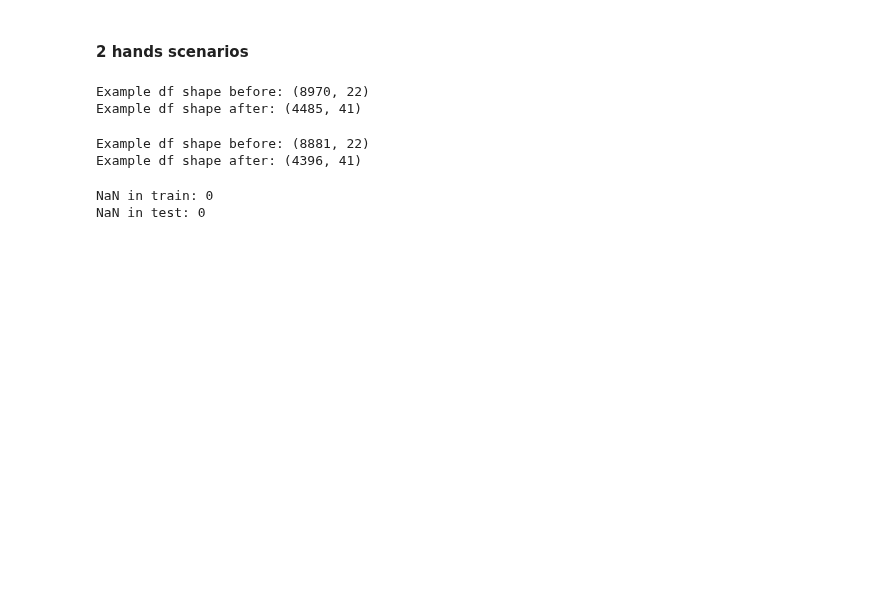
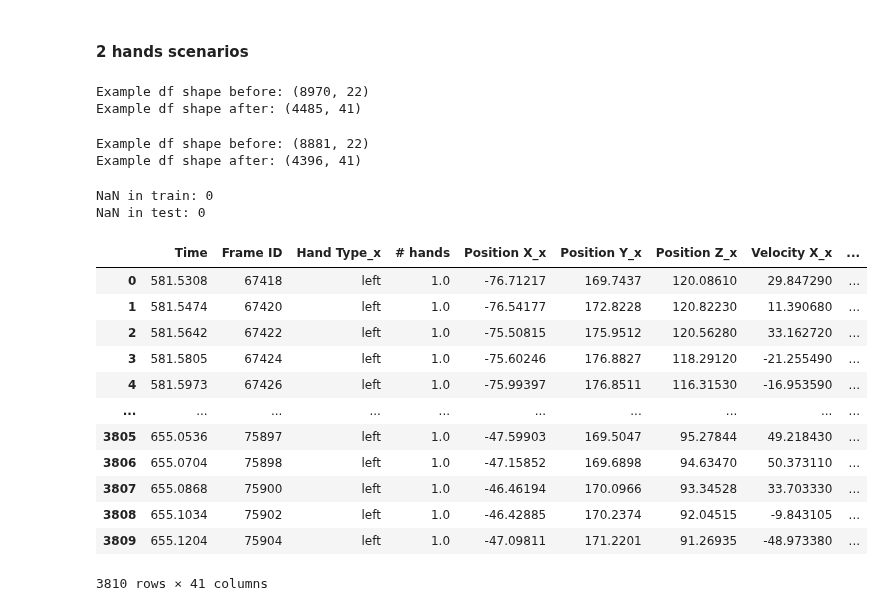
Before and after one commit to oridarshan/data-visualization-project, a Jupyter notebook: Hands Classification.ipynb, the cells around one changed output. Cells and saved outputs as stored; diff of their text form; code cells hidden in the pictures; blank space fills up the shorter version.

```diff
--- a/Hands Classification.ipynb
+++ b/Hands Classification.ipynb
@@ -500,3 +530,20 @@ print ('NaN in test: '+str(nulls))
 # %% [output]
 NaN in train: 0
 NaN in test: 0
+# %%
+#example dataframe:
+Alone[6]
+# %% [output]
+|  | Time | Frame ID | Hand Type_x | # hands | Position X_x | Position Y_x | Position Z_x | Velocity X_x | ... |
+| 0 | 581.5308 | 67418 | left | 1.0 | -76.71217 | 169.7437 | 120.08610 | 29.847290 | ... |
+| 1 | 581.5474 | 67420 | left | 1.0 | -76.54177 | 172.8228 | 120.82230 | 11.390680 | ... |
+| 2 | 581.5642 | 67422 | left | 1.0 | -75.50815 | 175.9512 | 120.56280 | 33.162720 | ... |
+| 3 | 581.5805 | 67424 | left | 1.0 | -75.60246 | 176.8827 | 118.29120 | -21.255490 | ... |
+| 4 | 581.5973 | 67426 | left | 1.0 | -75.99397 | 176.8511 | 116.31530 | -16.953590 | ... |
+| ... | ... | ... | ... | ... | ... | ... | ... | ... | ... |
+| 3805 | 655.0536 | 75897 | left | 1.0 | -47.59903 | 169.5047 | 95.27844 | 49.218430 | ... |
+| 3806 | 655.0704 | 75898 | left | 1.0 | -47.15852 | 169.6898 | 94.63470 | 50.373110 | ... |
+| 3807 | 655.0868 | 75900 | left | 1.0 | -46.46194 | 170.0966 | 93.34528 | 33.703330 | ... |
+| 3808 | 655.1034 | 75902 | left | 1.0 | -46.42885 | 170.2374 | 92.04515 | -9.843105 | ... |
+| 3809 | 655.1204 | 75904 | left | 1.0 | -47.09811 | 171.2201 | 91.26935 | -48.973380 | ... |
+3810 rows × 41 columns
```
Also changed, not shown: parts of 8 cells of this notebook.
